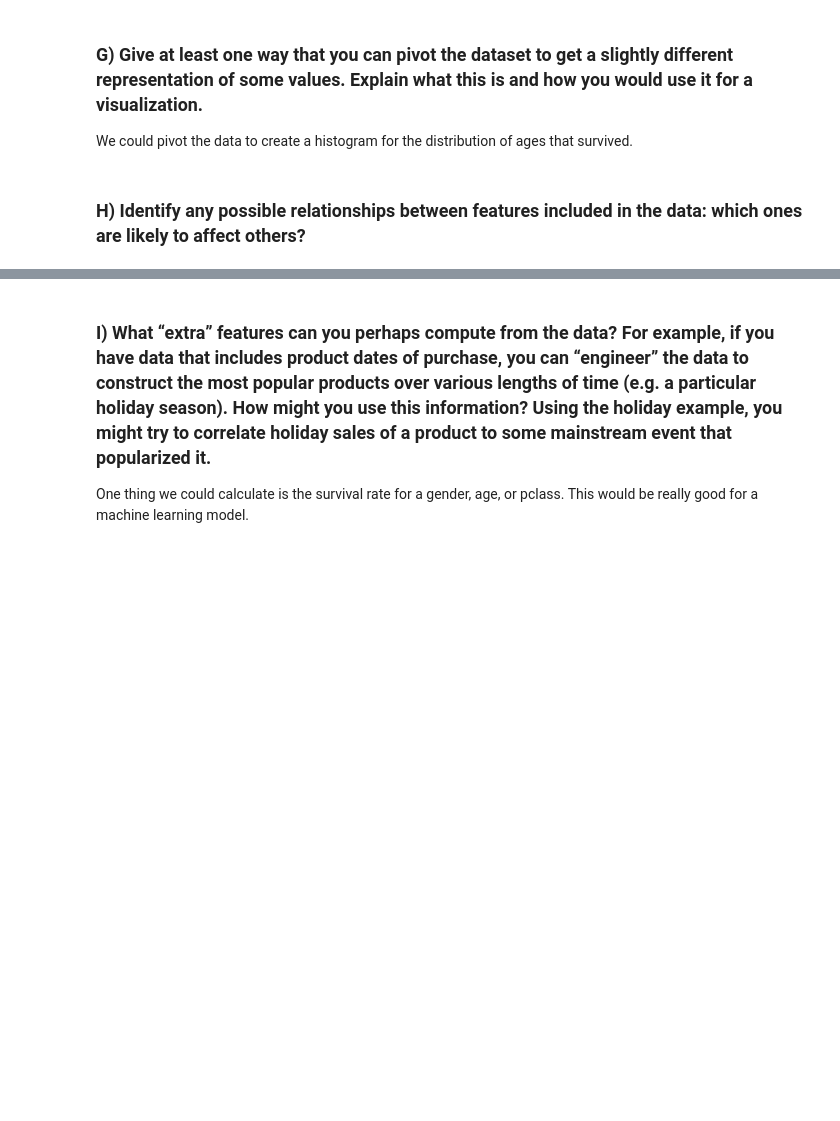
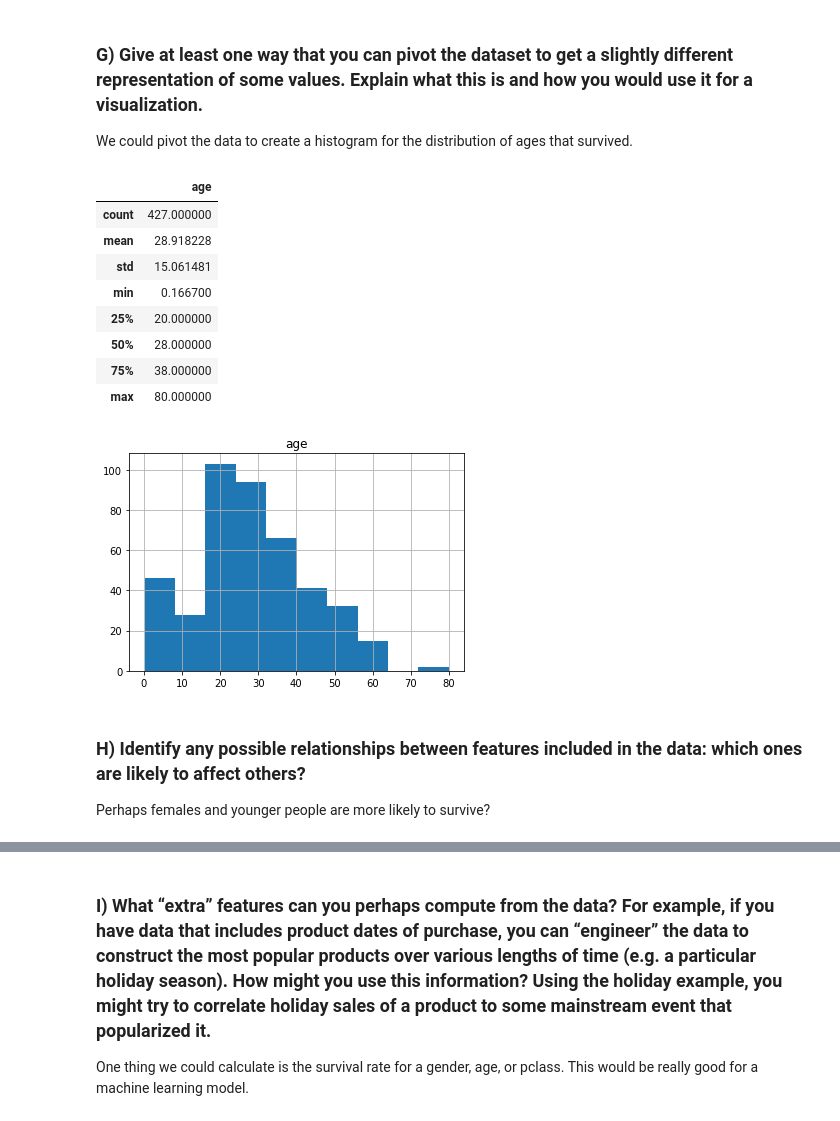
Before and after one commit to jventura1738/COSC311, a Jupyter notebook: Project1_Titanic/titanic.ipynb, the cells around one changed output, grey strips where cells are left out. Drawn from its saved outputs; the diff is of its cells as text; code cells hidden in the pictures; blank space fills up the shorter version.

```diff
--- a/Project1_Titanic/titanic.ipynb
+++ b/Project1_Titanic/titanic.ipynb
@@ -86,2 +84,26 @@ We could pivot the data to create a histogram for the distribution of ages that
+# %%
+# TODO: pivot data
+
+survivors = t_frame[['survived', 'age']]
+survivors = survivors[(survivors['survived'] == 1) & (survivors['age'] != '?')]
+del survivors['survived']
+
+survivors[['age']] = survivors[['age']].astype(float)
+
+survivors.hist(bins=10)
+survivors.describe()
+# %% [output]
+|  | age |
+| count | 427.000000 |
+| mean | 28.918228 |
+| std | 15.061481 |
+| min | 0.166700 |
+| 25% | 20.000000 |
+| 50% | 28.000000 |
+| 75% | 38.000000 |
+| max | 80.000000 |
+[figure, added]
 # %% [markdown]
 ### H) Identify any possible relationships between features included in the data: which ones are likely to affect others?
+
+Perhaps females and younger people are more likely to survive?
```
Also changed, not shown: parts of 4 cells of this notebook.
